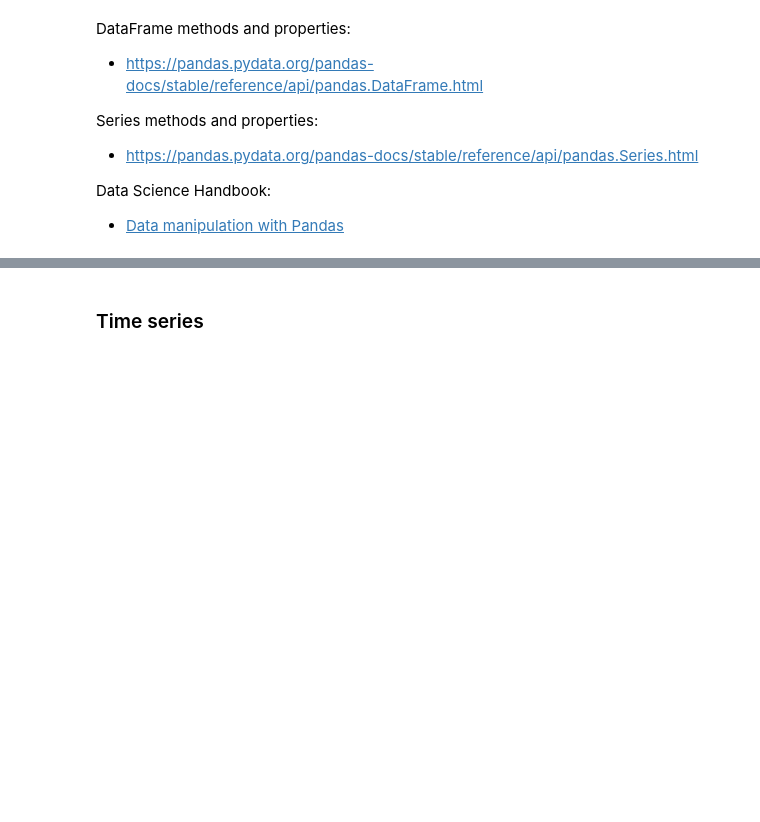
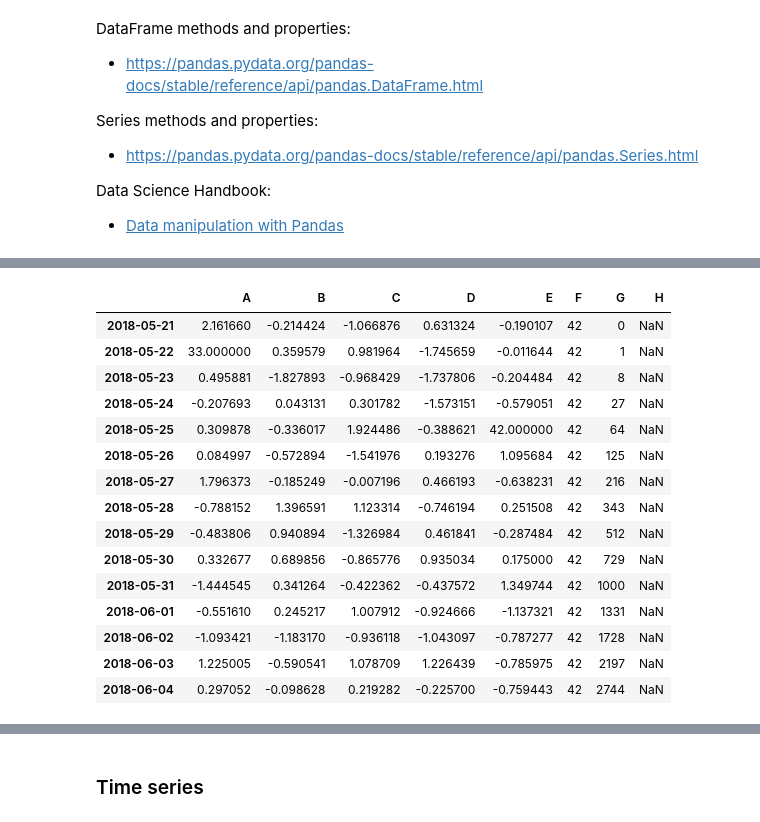
Before and after one commit to CaptSolo/LU_BigData_2023, a Jupyter notebook: Pandas/Python Pandas Tutorial.ipynb, the cells around one changed output, grey strips where cells are left out. Drawn from its saved outputs; the diff is of its cells as text; code cells hidden in the pictures; blank space fills up the shorter version.

```diff
--- a/Pandas/Python Pandas Tutorial.ipynb
+++ b/Pandas/Python Pandas Tutorial.ipynb
@@ -481,4 +1507,23 @@ str1.str.len()
 # %%
 ## Apply
+# %%
+df
+# %% [output]
+|  | A | B | C | D | E | F | G | H |
+| 2018-05-21 | 2.161660 | -0.214424 | -1.066876 | 0.631324 | -0.190107 | 42 | 0 | NaN |
+| 2018-05-22 | 33.000000 | 0.359579 | 0.981964 | -1.745659 | -0.011644 | 42 | 1 | NaN |
+| 2018-05-23 | 0.495881 | -1.827893 | -0.968429 | -1.737806 | -0.204484 | 42 | 8 | NaN |
+| 2018-05-24 | -0.207693 | 0.043131 | 0.301782 | -1.573151 | -0.579051 | 42 | 27 | NaN |
+| 2018-05-25 | 0.309878 | -0.336017 | 1.924486 | -0.388621 | 42.000000 | 42 | 64 | NaN |
+| 2018-05-26 | 0.084997 | -0.572894 | -1.541976 | 0.193276 | 1.095684 | 42 | 125 | NaN |
+| 2018-05-27 | 1.796373 | -0.185249 | -0.007196 | 0.466193 | -0.638231 | 42 | 216 | NaN |
+| 2018-05-28 | -0.788152 | 1.396591 | 1.123314 | -0.746194 | 0.251508 | 42 | 343 | NaN |
+| 2018-05-29 | -0.483806 | 0.940894 | -1.326984 | 0.461841 | -0.287484 | 42 | 512 | NaN |
+| 2018-05-30 | 0.332677 | 0.689856 | -0.865776 | 0.935034 | 0.175000 | 42 | 729 | NaN |
+| 2018-05-31 | -1.444545 | 0.341264 | -0.422362 | -0.437572 | 1.349744 | 42 | 1000 | NaN |
+| 2018-06-01 | -0.551610 | 0.245217 | 1.007912 | -0.924666 | -1.137321 | 42 | 1331 | NaN |
+| 2018-06-02 | -1.093421 | -1.183170 | -0.936118 | -1.043097 | -0.787277 | 42 | 1728 | NaN |
+| 2018-06-03 | 1.225005 | -0.590541 | 1.078709 | 1.226439 | -0.785975 | 42 | 2197 | NaN |
+| 2018-06-04 | 0.297052 | -0.098628 | 0.219282 | -0.225700 | -0.759443 | 42 | 2744 | NaN |
 # %%
 df.apply(lambda x: x*3) # ie same as df*3
```
Also changed, not shown: parts of 134 cells of this notebook.
